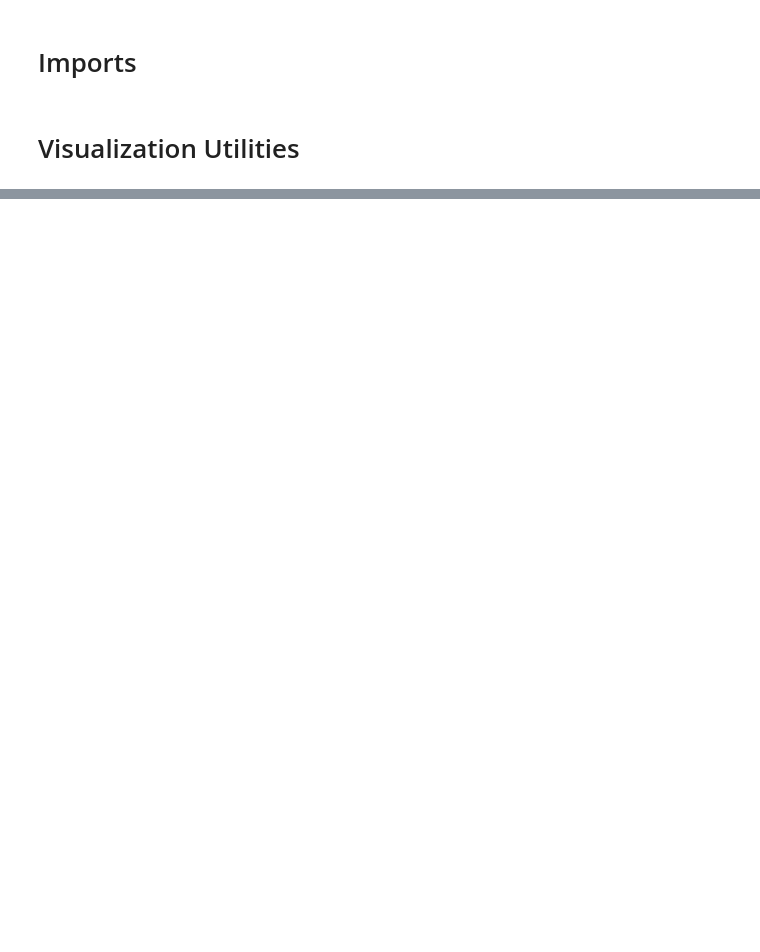
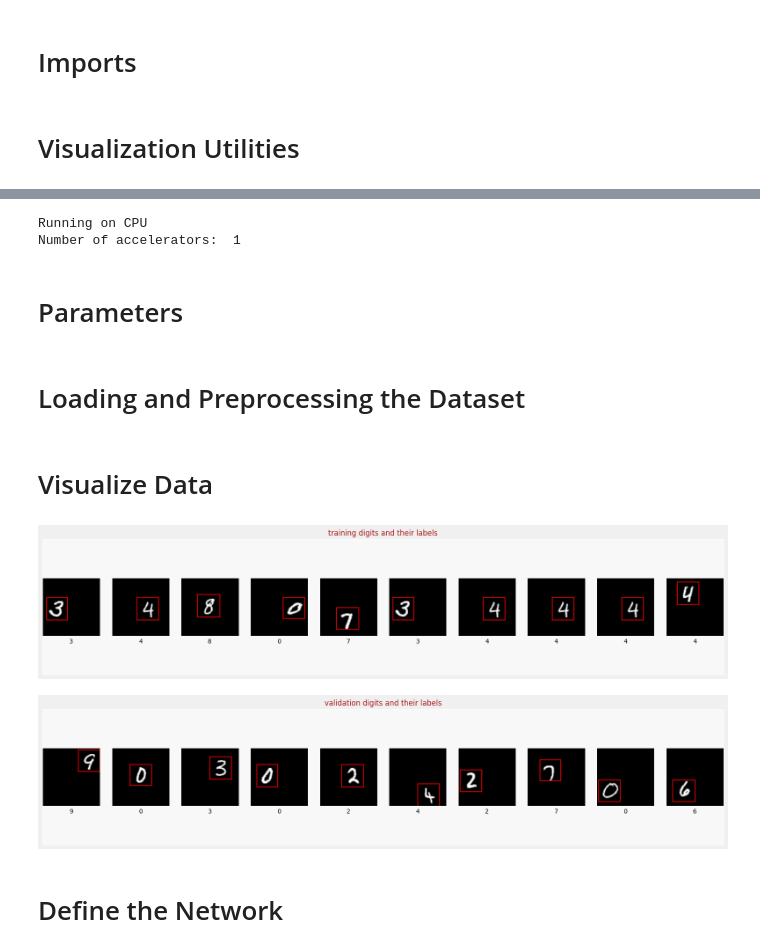
Before and after one commit to yeesem/Advanced-Tensorflow-Specialization, a Jupyter notebook: Image_Classification_and_Object_Localization.ipynb, the cells around one changed output, grey strips where cells are left out. Drawn from its saved outputs; the diff is of its cells as text; code cells hidden in the pictures; blank space fills up the shorter version.

```diff
--- a/Image_Classification_and_Object_Localization.ipynb
+++ b/Image_Classification_and_Object_Localization.ipynb
@@ -26,7 +26,7 @@ def draw_bounding_boxes_on_image_array(
 ):
   # The input image, which is a NumPy array, is converted into a PIL
   # (Python Imaging Library) image object using PIL.Image.fromarray.
-  image_pil = PIL.Image.fromaarray(image)
+  image_pil = PIL.Image.fromarray(image)
   # A new RGBA image is created with the same size as the original image.
   # The "RGBA" mode means that the new image will have Red, Green, Blue, and
   # Alpha (transparency) channels.
@@ -110,0 +184,35 @@ def dataset_to_numpy_util(training_dataset,validation_dataset,N):
+# %%
+# Detect hardware
+try:
+  # TPU Detector
+  tpu = tf.distribute.cluster_resolver.TPUClusterResolver()
+except ValueError:
+  tpu = None
+  gpus = tf.config.experimental.list_logical_devices("GPU")
+
+# Select appropriate distribution strategy
+if tpu:
+  tf.config.experimental_connect_to_cluster(tpu)
+  tf.tpu.experimental.initialize_tpu_system(tpu)
+  strategy = tf.distribute.experimental.TPUStrategy(tpu)
+  print("Running on TPU ",tpu.cluster_spec().as_dict()['worker'])
+elif len(gpus) > 1:
+  strategy = tf.distribute.MirroredStrategy([gpu.name for gpu in gpus])
+  print("Running on multiple GPUs ",[gpu.name for gpu in gpus])
+elif len(gpus) == 1:
+  strategy = tf.distribute.get_strategy()
+  print("Running on single GPU ",gpus[0].name)
+else:
+  # Default strategy that works on CPU and single GPU
+  strategy = tf.distribute.get_strategy()
+  print("Running on CPU")
+print("Number of accelerators: ",strategy.num_replicas_in_sync)
+# %% [output]
+Running on CPU
+Number of accelerators:  1
+# %% [markdown]
+# Parameters
+# %%
+BATCH_SIZE = 64 * strategy.num_replicas_in_sync
+# %% [markdown]
+# Loading and Preprocessing the Dataset
@@ -110,0 +269,13 @@ def dataset_to_numpy_util(training_dataset,validation_dataset,N):
+# %% [markdown]
+# Visualize Data
+# %%
+(training_digits,training_labels,training_bboxes,
+ validation_digits,validation_labels,validation_bboxes) = dataset_to_numpy_util(training_dataset,validation_dataset,10)
+
+display_digits_with_boxes(training_digits,training_labels,training_labels,np.array([]), training_bboxes, np.array([]), "training digits and their labels")
+display_digits_with_boxes(validation_digits,validation_labels,validation_labels,np.array([]), validation_bboxes, np.array([]), "validation digits and their labels")
+# %% [output]
+[figure, added]
+[figure, added]
+# %% [markdown]
+# Define the Network
```
Also changed, not shown: parts of 3 cells of this notebook.
